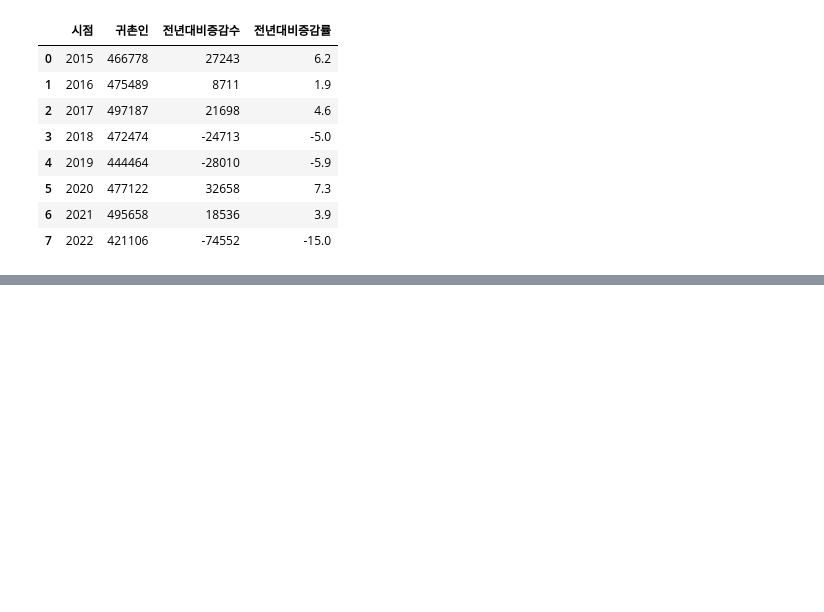
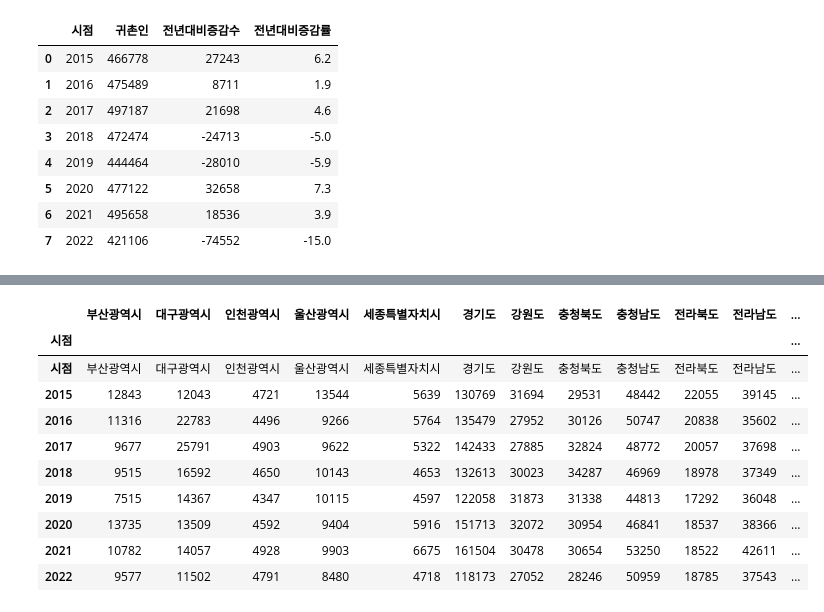
Before and after one commit to Aphian/data_science, a Jupyter notebook: 2_귀농_귀촌_연도별_증감률.ipynb, the cells around one changed output, grey strips where cells are left out. Cells and saved outputs as stored; diff of their text form; code cells hidden in the pictures; blank space fills up the shorter version.

```diff
--- a/2_귀농_귀촌_연도별_증감률.ipynb
+++ b/2_귀농_귀촌_연도별_증감률.ipynb
@@ -132,0 +375,8 @@ pd.read_csv('./data/년도별_귀촌인수.csv')
+# %%
+total_home_rate.drop(columns='연령별(1)', inplace=True)
+# %%
+total_home_rate.index = total_home_rate['시점']
+# %%
+total_home_rate.drop(columns=['시점'], inplace=True)
+# %%
+total_home_rate.drop(columns=['귀촌인수 (명)'], inplace=True)
@@ -132,0 +397,28 @@ pd.read_csv('./data/년도별_귀촌인수.csv')
+# %%
+total_home_rate.rename(columns={'귀촌인수 (명).1' : '부산광역시',
+                                '귀촌인수 (명).2' : '대구광역시',
+                                '귀촌인수 (명).3' : '인천광역시',
+                                '귀촌인수 (명).4' : '울산광역시',
+                                '귀촌인수 (명).5' : '세종특별자치시',
+                                '귀촌인수 (명).6' : '경기도',
+                                '귀촌인수 (명).7' : '강원도',
+                                '귀촌인수 (명).8' : '충청북도',
+                                '귀촌인수 (명).9' : '충청남도',
+                                '귀촌인수 (명).10' : '전라북도',
+                                '귀촌인수 (명).11' : '전라남도',
+                                '귀촌인수 (명).12' : '경상북도',
+                                '귀촌인수 (명).13' : '경상남도',
+                                '귀촌인수 (명).14' : '제주특별자치도',}, inplace=True)
+total_home_rate
+# %% [output]
+|  | 부산광역시 | 대구광역시 | 인천광역시 | 울산광역시 | 세종특별자치시 | 경기도 | 강원도 | 충청북도 | 충청남도 | 전라북도 | 전라남도 | ... |
+| 시점 |  |  |  |  |  |  |  |  |  |  |  | ... |
+| 시점 | 부산광역시 | 대구광역시 | 인천광역시 | 울산광역시 | 세종특별자치시 | 경기도 | 강원도 | 충청북도 | 충청남도 | 전라북도 | 전라남도 | ... |
+| 2015 | 12843 | 12043 | 4721 | 13544 | 5639 | 130769 | 31694 | 29531 | 48442 | 22055 | 39145 | ... |
+| 2016 | 11316 | 22783 | 4496 | 9266 | 5764 | 135479 | 27952 | 30126 | 50747 | 20838 | 35602 | ... |
+| 2017 | 9677 | 25791 | 4903 | 9622 | 5322 | 142433 | 27885 | 32824 | 48772 | 20057 | 37698 | ... |
+| 2018 | 9515 | 16592 | 4650 | 10143 | 4653 | 132613 | 30023 | 34287 | 46969 | 18978 | 37349 | ... |
+| 2019 | 7515 | 14367 | 4347 | 10115 | 4597 | 122058 | 31873 | 31338 | 44813 | 17292 | 36048 | ... |
+| 2020 | 13735 | 13509 | 4592 | 9404 | 5916 | 151713 | 32072 | 30954 | 46841 | 18537 | 38366 | ... |
+| 2021 | 10782 | 14057 | 4928 | 9903 | 6675 | 161504 | 30478 | 30654 | 53250 | 18522 | 42611 | ... |
+| 2022 | 9577 | 11502 | 4791 | 8480 | 4718 | 118173 | 27052 | 28246 | 50959 | 18785 | 37543 | ... |
```
Also changed, not shown: parts of 84 cells of this notebook, 20 other files.
